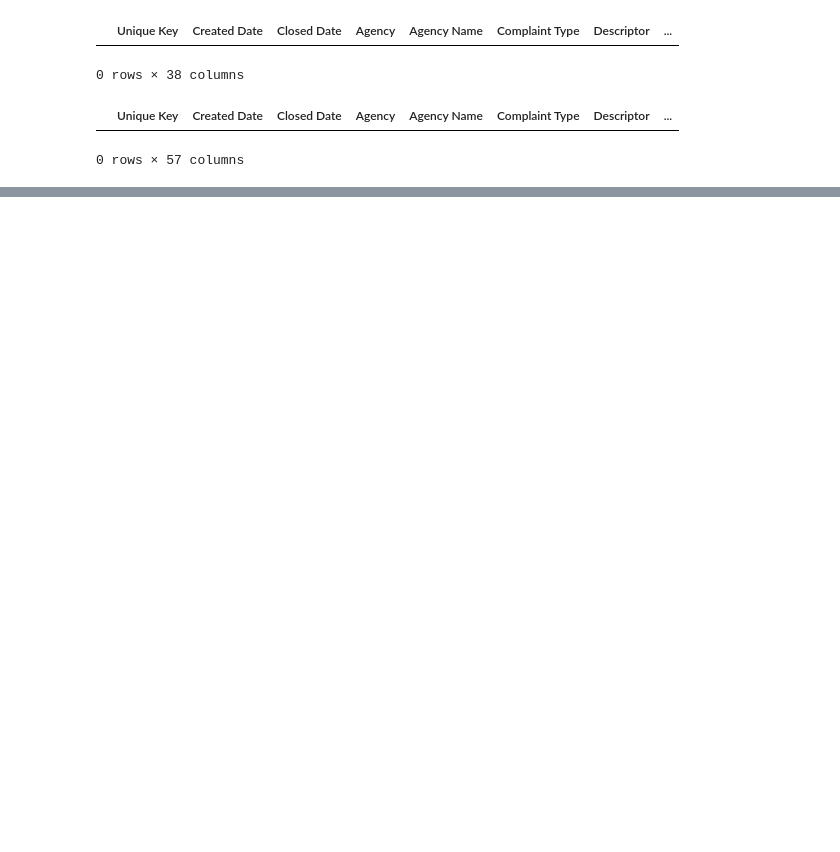
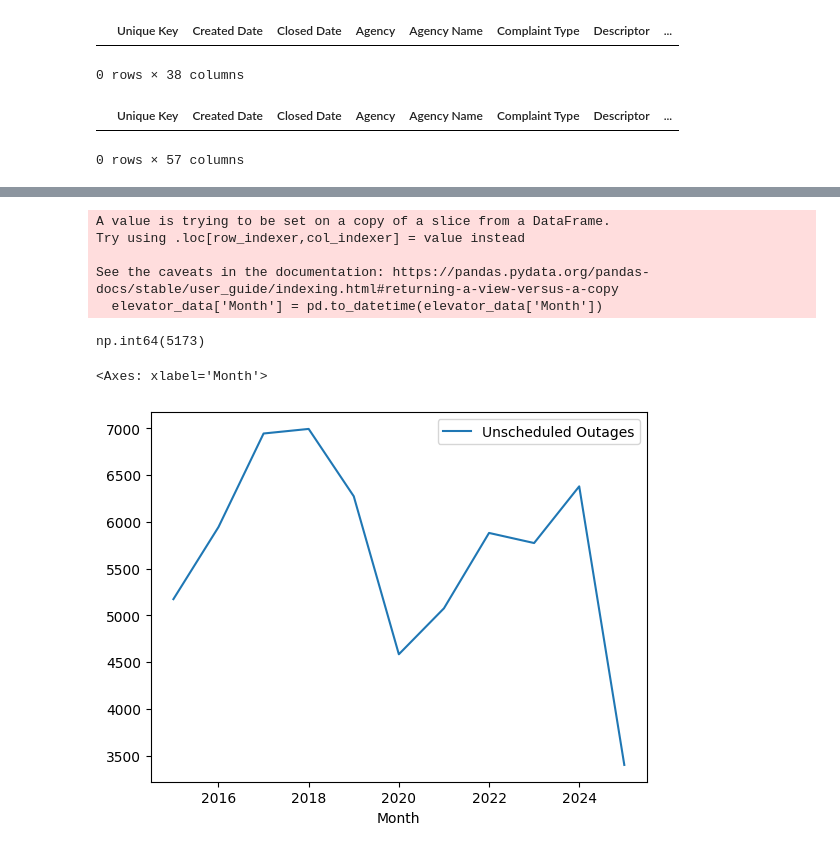
Before and after one commit to ZSlemmons/MTA-elevators, a Jupyter notebook: 311-complaints.ipynb, the cells around one changed output, grey strips where cells are left out. Drawn from its saved outputs; the diff is of its cells as text; code cells hidden in the pictures; blank space fills up the shorter version.

Commit message:
looking at outage data

```diff
--- a/311-complaints.ipynb
+++ b/311-complaints.ipynb
@@ -44,3 +44,8 @@ merged
 0 rows × 57 columns
 # %%
 #Ok, I guess there are no station complaints in the 311 elevator compalint data
+# %%
+#Here's another dataset about elevator outages. Let's look at that
+
+data = pd.read_csv('MTA_NYCT_Subway_Elevator_data.csv')
+data.head()
@@ -46,0 +64,3 @@ merged
+# %%
+elevator_data = data[data['Equipment Type']=='Elevator']
+elevator_data.shape
@@ -46,0 +105,15 @@ merged
+# %%
+elevator_data['Month'] = pd.to_datetime(elevator_data['Month'])
+# %% [output]
+A value is trying to be set on a copy of a slice from a DataFrame.
+Try using .loc[row_indexer,col_indexer] = value instead
+
+See the caveats in the documentation: https://pandas.pydata.org/pandas-docs/stable/user_guide/indexing.html#returning-a-view-versus-a-copy
+  elevator_data['Month'] = pd.to_datetime(elevator_data['Month'])
+# %%
+outages_per_year = elevator_data.groupby(elevator_data.Month.dt.year)['Unscheduled Outages'].sum().to_frame()
+# %%
+#Just gonna check and make sure I'm getting the right answers here
+elevator_data[elevator_data['Month'].dt.year == 2015]['Unscheduled Outages'].sum()
+# %% [output]
+np.int64(5173)
@@ -46,0 +122,5 @@ merged
+# %%
+outages_per_year.plot()
+# %% [output]
+<Axes: xlabel='Month'>
+[figure, added]
```
Also changed, not shown: parts of 12 cells of this notebook, 2 other files.
